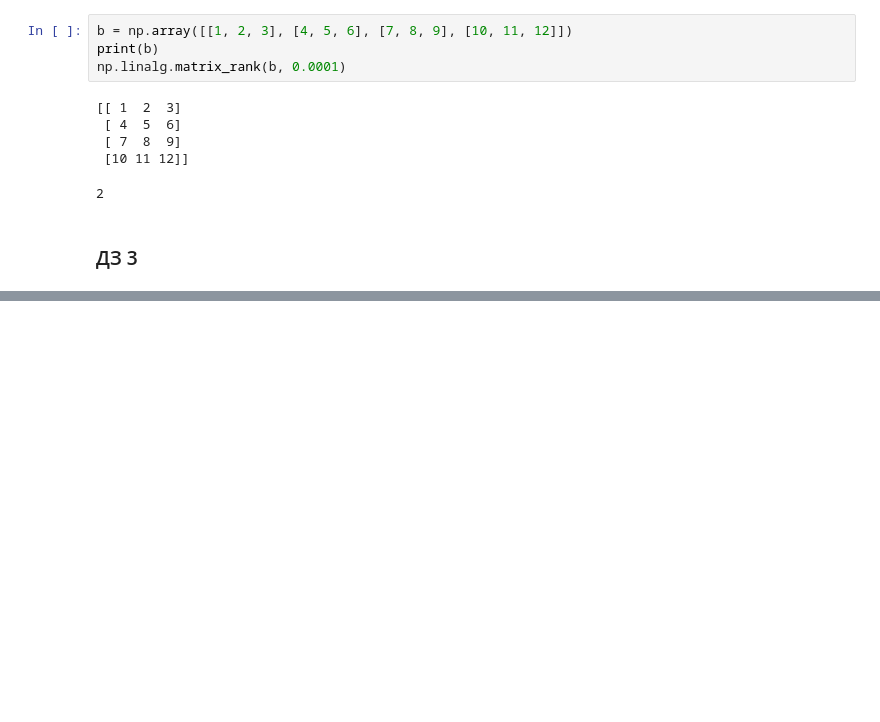
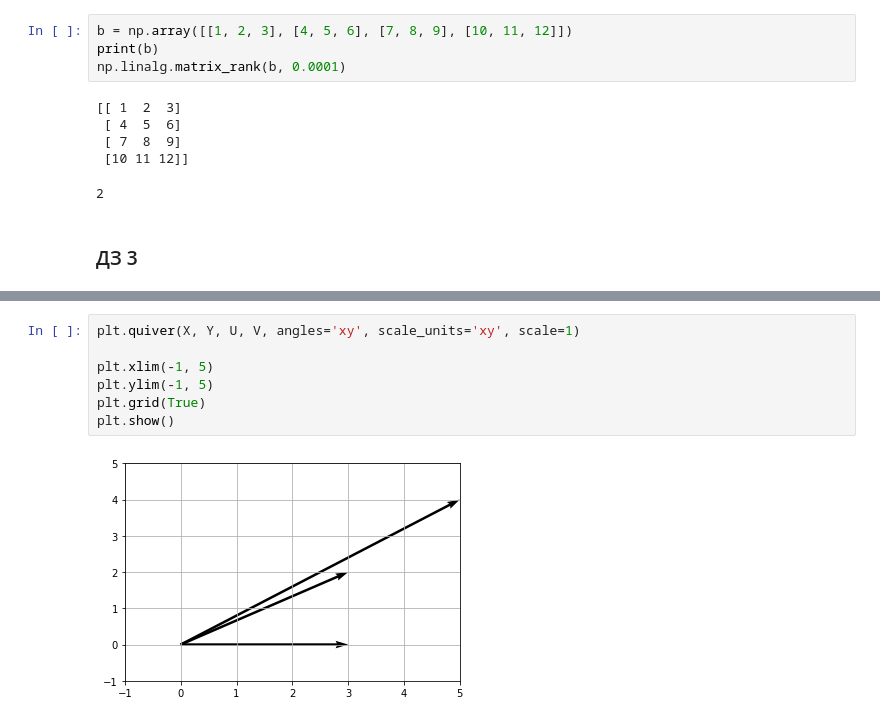
Before and after one commit to VitalyGladyshev/Math_Ess, a Jupyter notebook: Тема_5_Введение_в_линейную_алгебру_конспект.ipynb, the cells around one changed output, grey strips where cells are left out. Drawn from its saved outputs; the diff is of its cells as text; blank space fills up the shorter version.

```diff
--- a/Тема_5_Введение_в_линейную_алгебру_конспект.ipynb
+++ b/Тема_5_Введение_в_линейную_алгебру_конспект.ipynb
@@ -261,0 +365,9 @@ np.linalg.matrix_rank(b, 0.0001)
+# %%
+plt.quiver(X, Y, U, V, angles='xy', scale_units='xy', scale=1)
+
+plt.xlim(-1, 5)
+plt.ylim(-1, 5)
+plt.grid(True)
+plt.show()
+# %% [output]
+[figure, added]
```
Also changed, not shown: parts of 28 cells of this notebook.
